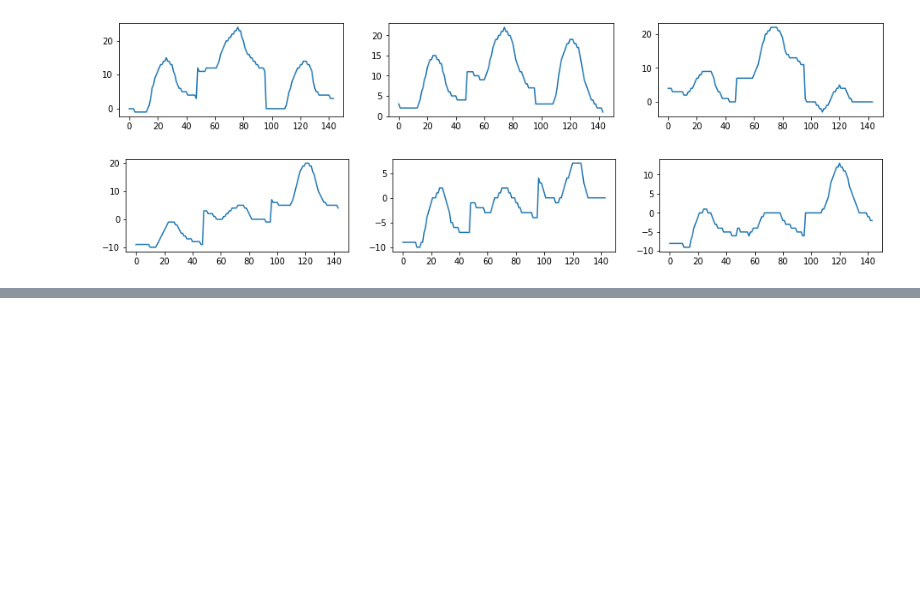
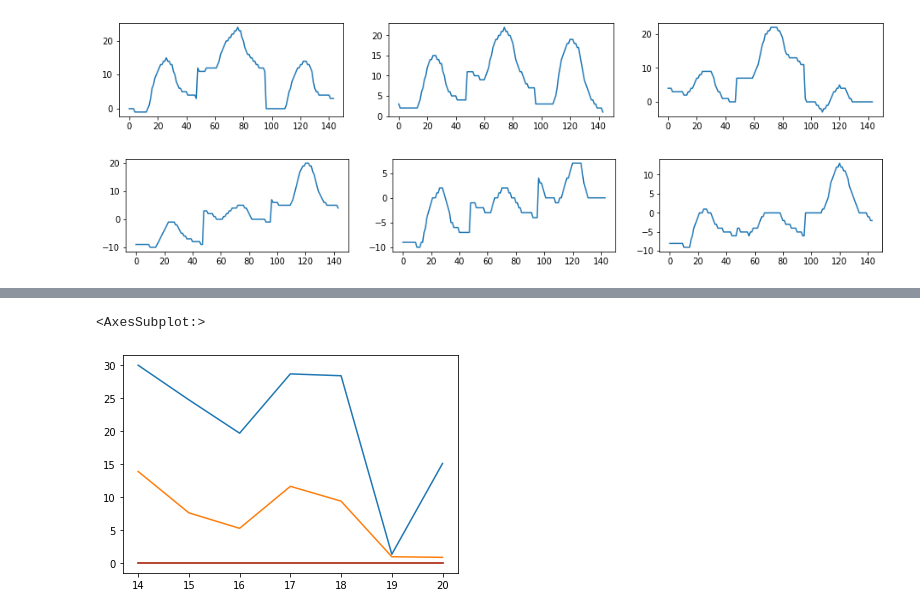
Before and after one commit to parkjuida/dacon, a Jupyter notebook: 235680/divided_eda.ipynb, the cells around one changed output, grey strips where cells are left out. Saved outputs shown, nothing was run; the diff lists cells and outputs as text; code cells hidden in the pictures; blank space fills up the shorter version.

```diff
--- a/235680/divided_eda.ipynb
+++ b/235680/divided_eda.ipynb
@@ -87,0 +133,10 @@ for i in range(12):
+# %%
+i = 15
+s = slice(i, i + 7)
+specific_time_15.reset_index()["TARGET"][s].plot()
+specific_time_16.reset_index()["TARGET"][s].plot()
+specific_time_17.reset_index()["TARGET"][s].plot()
+specific_time_18.reset_index()["TARGET"][s].plot()
+# %% [output]
+<AxesSubplot:>
+[figure, added]
```
Also changed, not shown: parts of 3 cells of this notebook, 4 other files.
